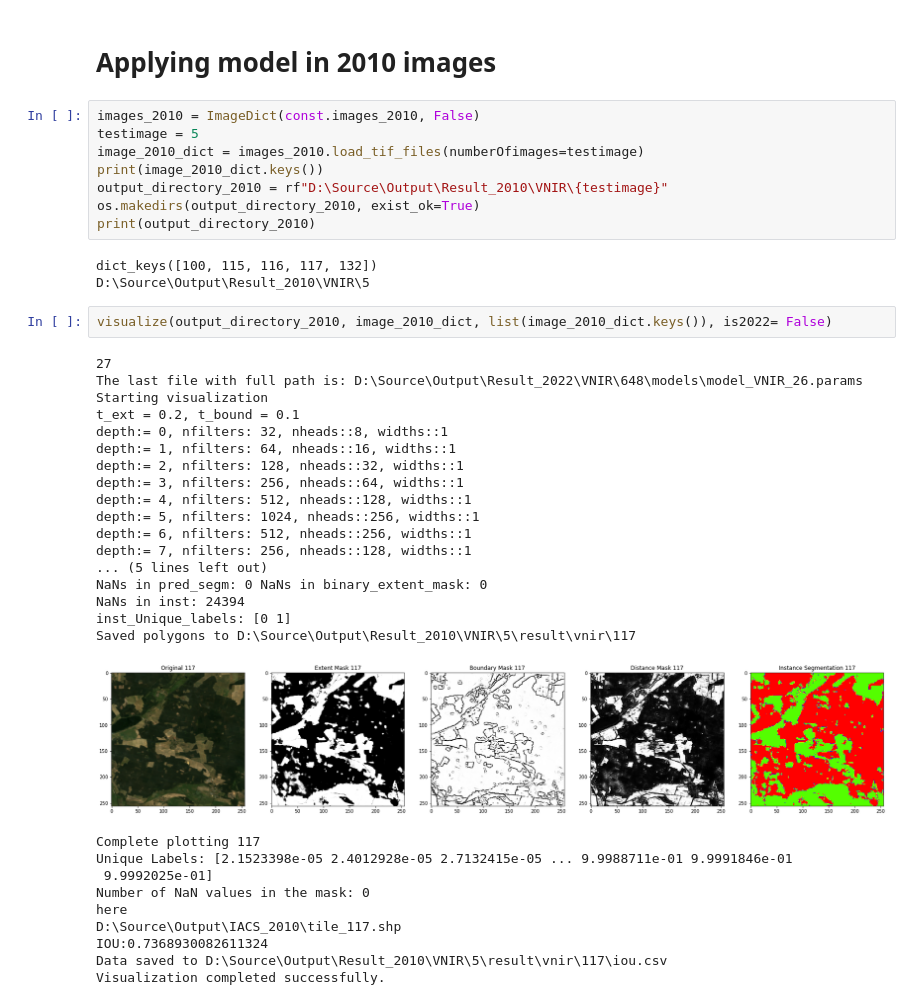
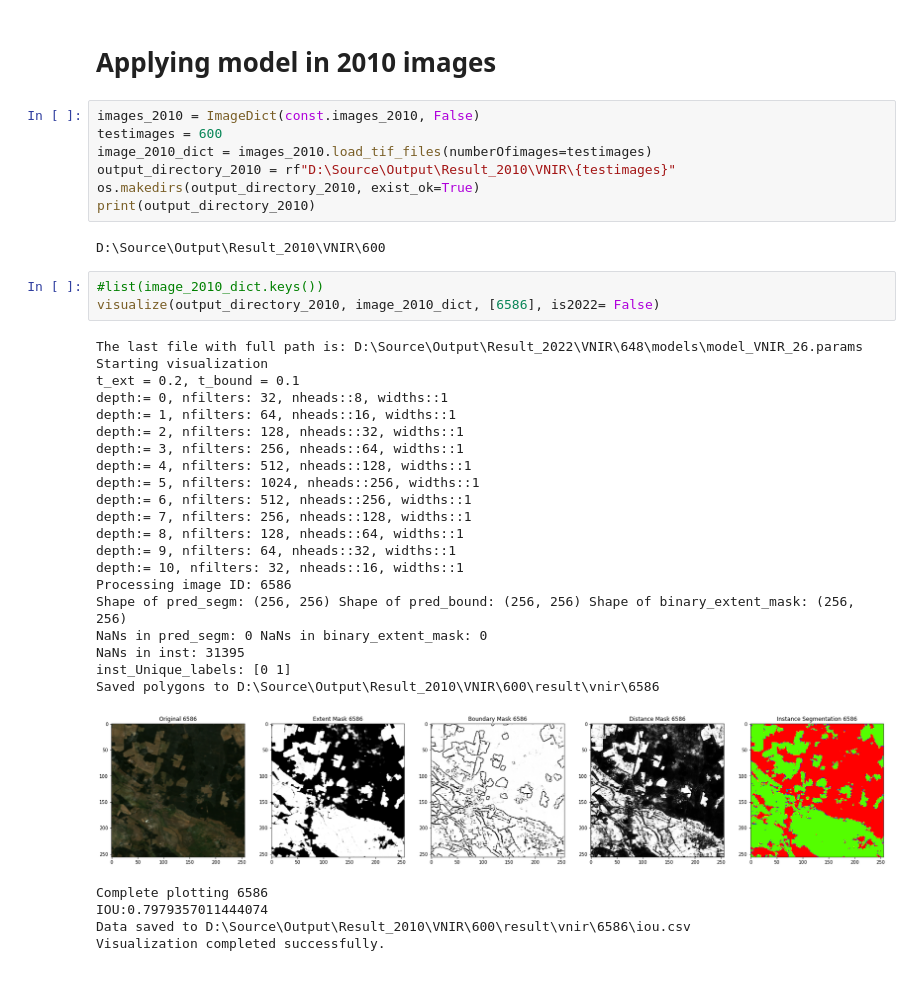
Before and after one commit to SajaniJoshi/MasterThesis, a Jupyter notebook: examples/myDecode.ipynb, the cells around one changed output. Cells and saved outputs as stored; diff of their text form.

```diff
--- a/examples/myDecode.ipynb
+++ b/examples/myDecode.ipynb
@@ -396,42 +318,39 @@ FileNotFoundError: [Errno 2] No such file or directory: 'D:\\Source\\Output\\Res
 # Applying model in 2010 images
 # %%
 images_2010 = ImageDict(const.images_2010, False)
-testimage = 5
-image_2010_dict = images_2010.load_tif_files(numberOfimages=testimage)
-print(image_2010_dict.keys())
-output_directory_2010 = rf"D:\Source\Output\Result_2010\VNIR\{testimage}"
+testimages = 600
+image_2010_dict = images_2010.load_tif_files(numberOfimages=testimages)
+output_directory_2010 = rf"D:\Source\Output\Result_2010\VNIR\{testimages}"
 os.makedirs(output_directory_2010, exist_ok=True)
 print(output_directory_2010)
 # %% [output]
-dict_keys([100, 115, 116, 117, 132])
-D:\Source\Output\Result_2010\VNIR\5
+D:\Source\Output\Result_2010\VNIR\600
 # %%
-visualize(output_directory_2010, image_2010_dict, list(image_2010_dict.keys()), is2022= False)
+#list(image_2010_dict.keys())
+visualize(output_directory_2010, image_2010_dict, [6586], is2022= False)
 # %% [output]
-27
 The last file with full path is: D:\Source\Output\Result_2022\VNIR\648\models\model_VNIR_26.params
 Starting visualization
 t_ext = 0.2, t_bound = 0.1
 depth:= 0, nfilters: 32, nheads::8, widths::1
 depth:= 1, nfilters: 64, nheads::16, widths::1
 depth:= 2, nfilters: 128, nheads::32, widths::1
 depth:= 3, nfilters: 256, nheads::64, widths::1
 depth:= 4, nfilters: 512, nheads::128, widths::1
 depth:= 5, nfilters: 1024, nheads::256, widths::1
 depth:= 6, nfilters: 512, nheads::256, widths::1
 depth:= 7, nfilters: 256, nheads::128, widths::1
-... (5 lines left out)
+depth:= 8, nfilters: 128, nheads::64, widths::1
+depth:= 9, nfilters: 64, nheads::32, widths::1
+depth:= 10, nfilters: 32, nheads::16, widths::1
+Processing image ID: 6586
+Shape of pred_segm: (256, 256) Shape of pred_bound: (256, 256) Shape of binary_extent_mask: (256, 256)
 NaNs in pred_segm: 0 NaNs in binary_extent_mask: 0
-NaNs in inst: 24394
+NaNs in inst: 31395
 inst_Unique_labels: [0 1]
-Saved polygons to D:\Source\Output\Result_2010\VNIR\5\result\vnir\117
+Saved polygons to D:\Source\Output\Result_2010\VNIR\600\result\vnir\6586
-[figure, old version]
+[figure, new version]
-Complete plotting 117
-Unique Labels: [2.1523398e-05 2.4012928e-05 2.7132415e-05 ... 9.9988711e-01 9.9991846e-01
- 9.9992025e-01]
-Number of NaN values in the mask: 0
-here
-D:\Source\Output\IACS_2010\tile_117.shp
-IOU:0.7368930082611324
-Data saved to D:\Source\Output\Result_2010\VNIR\5\result\vnir\117\iou.csv
+Complete plotting 6586
+IOU:0.7979357011444074
+Data saved to D:\Source\Output\Result_2010\VNIR\600\result\vnir\6586\iou.csv
 Visualization completed successfully.
```
Also changed, not shown: parts of 5 cells of this notebook.
